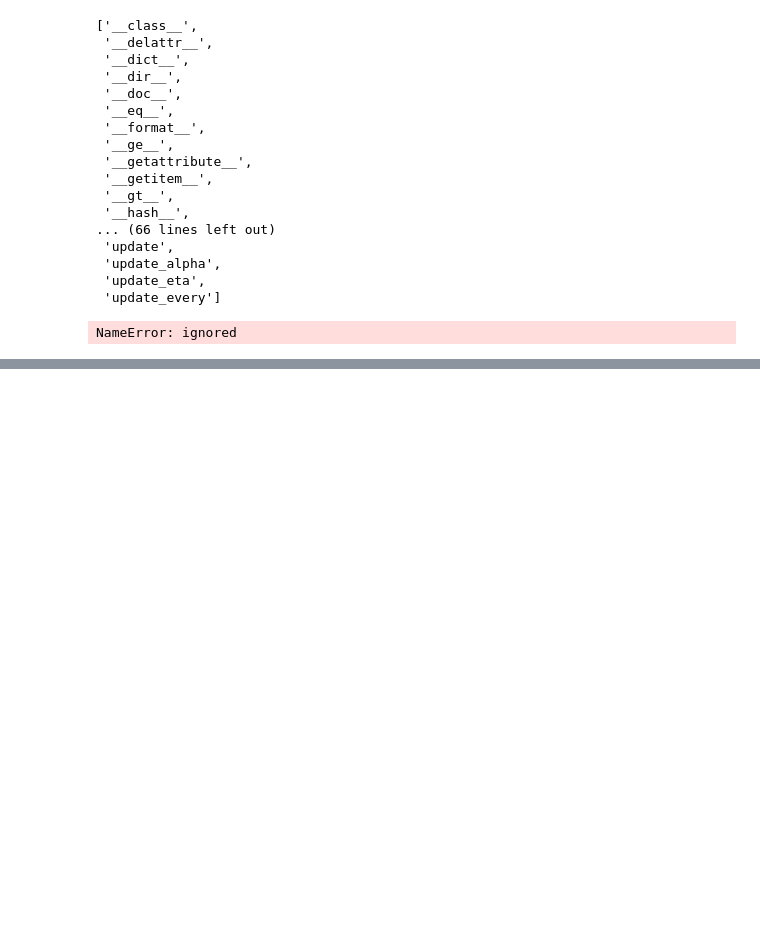
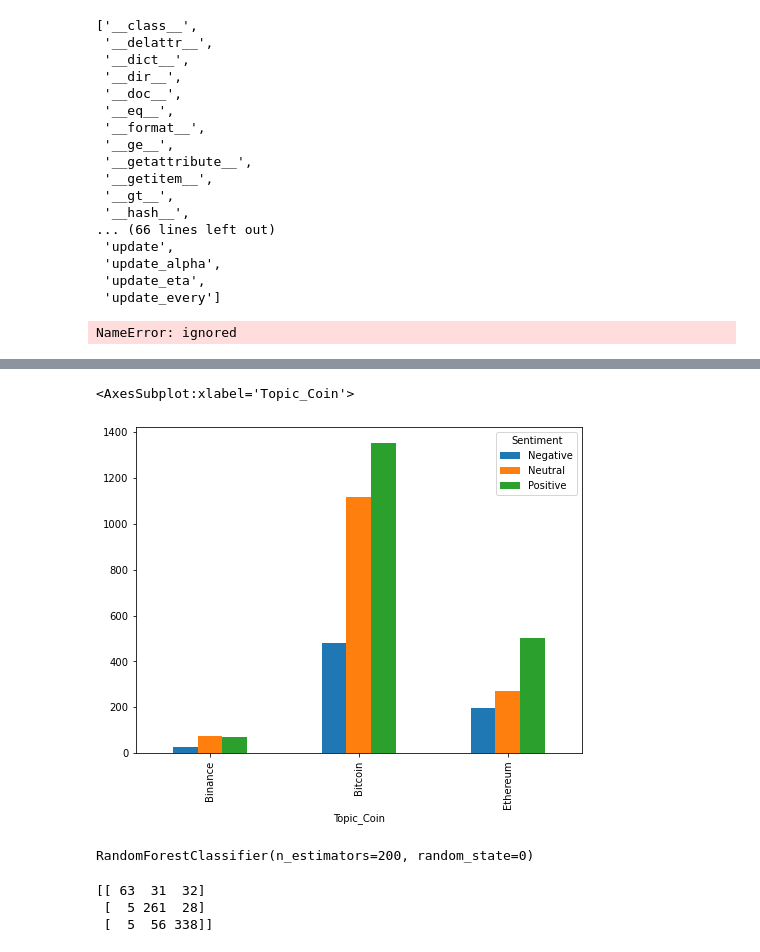
Before and after one commit to Pankaj-sk/Crypto_Influencer_Analysis, a Jupyter notebook: Topic_Modelling.ipynb, the cells around one changed output, grey strips where cells are left out. Drawn from its saved outputs; the diff is of its cells as text; code cells hidden in the pictures; blank space fills up the shorter version.

```diff
--- a/Topic_Modelling.ipynb
+++ b/Topic_Modelling.ipynb
@@ -169,0 +322,8 @@ NameError: ignored
+# %%
+#distribution of sentiment by the crypto currency
+airline_sentiment = tweets_data.groupby(['Topic_Coin', 'Sentiment']).Sentiment.count().unstack()
+
+airline_sentiment.plot(kind='bar')
+# %% [output]
+<AxesSubplot:xlabel='Topic_Coin'>
+[figure, added]
@@ -169,0 +344,6 @@ NameError: ignored
+# %%
+#train a machine learning model using random forest; though, you can use a different machine learning approach
+text_classifier = RandomForestClassifier(n_estimators=200, random_state=0)
+text_classifier.fit(X_train, y_train)
+# %% [output]
+RandomForestClassifier(n_estimators=200, random_state=0)
@@ -169,0 +353,8 @@ NameError: ignored
+# %%
+#evaluate the model
+cm = confusion_matrix(y_test,predictions)
+print(cm)
+# %% [output]
+[[ 63  31  32]
+ [  5 261  28]
+ [  5  56 338]]
```
Also changed, not shown: parts of 43 cells of this notebook.
